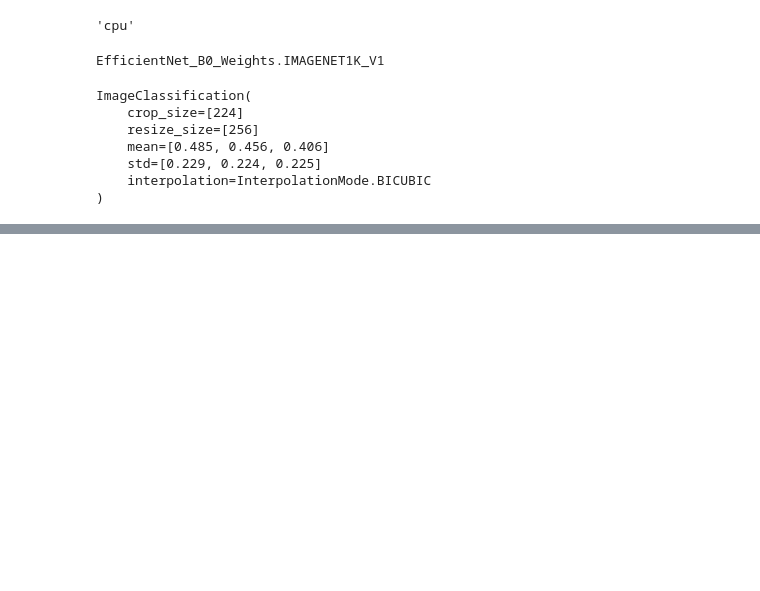
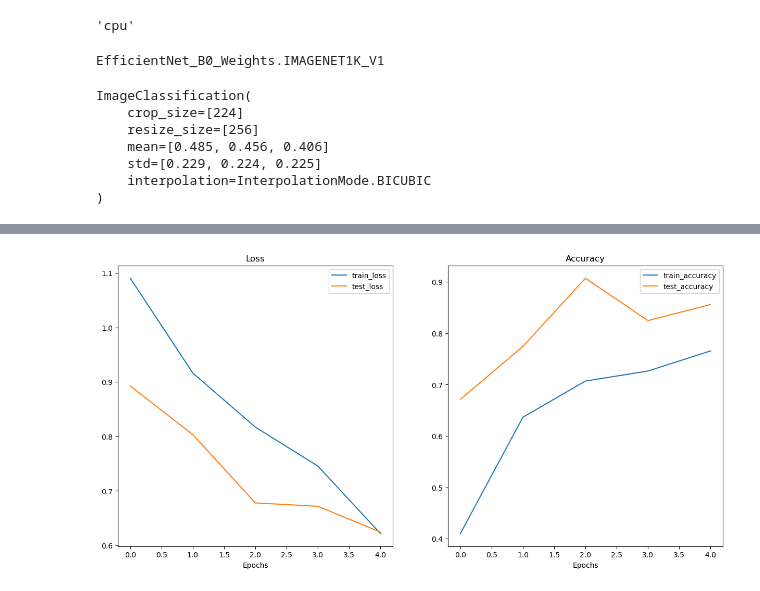
Before and after one commit to cbsezgin/PyTorch, a Jupyter notebook: 06_PyTorch_Transfer_Learning.ipynb, the cells around one changed output, grey strips where cells are left out. Saved outputs shown, nothing was run; the diff lists cells and outputs as text; code cells hidden in the pictures; blank space fills up the shorter version.

```diff
--- a/06_PyTorch_Transfer_Learning.ipynb
+++ b/06_PyTorch_Transfer_Learning.ipynb
@@ -35,4 +40,4 @@ train_dataloader, test_dataloader, class_names = data_setup.create_dataloaders(t
                                                                                batch_size=32)
 # %%
 weights = torchvision.models.EfficientNet_B0_Weights.DEFAULT
-model = torchvision.models.efficientnet_b0(weights=weights)
+model = torchvision.models.efficientnet_b0(weights=weights).to(device)
@@ -38,0 +77,7 @@ model = torchvision.models.efficientnet_b0(weights=weights)
+# %%
+torch.manual_seed(42)
+torch.cuda.manual_seed(42)
+
+model.classifier = nn.Sequential(
+    nn.Dropout(p=0.2, inplace=True),
+    nn.Linear(in_features=1280, out_features=len(class_names))).to(device)
@@ -38,0 +105,15 @@ model = torchvision.models.efficientnet_b0(weights=weights)
+# %%
+loss_fn = nn.CrossEntropyLoss()
+optimizer = torch.optim.Adam(model.parameters(), lr=0.001)
+# %%
+torch.manual_seed(42)
+torch.cuda.manual_seed(42)
+
+from timeit import default_timer as timer
+start_time = timer()
+
+results = train(model=model, train_dataloader=train_dataloader, test_dataloader=test_dataloader, optimizer=optimizer,
+                loss_fn=loss_fn, epochs=5, device=device)
+
+end_time = timer()
+print("Training time: {} seconds".format(end_time - start_time))
@@ -38,0 +127,4 @@ model = torchvision.models.efficientnet_b0(weights=weights)
+# %%
+plot_loss_curves(results)
+# %% [output]
+[figure, added]
```
Also changed, not shown: parts of 8 cells of this notebook, 1 other file.
